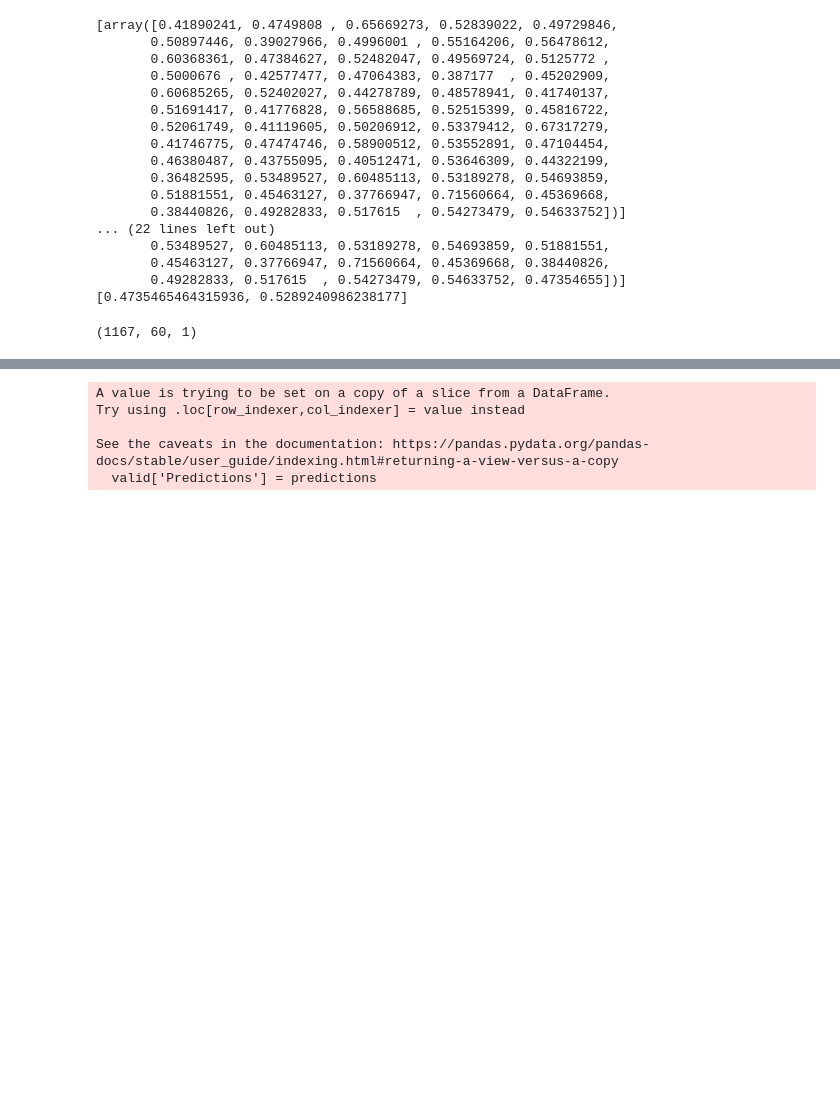
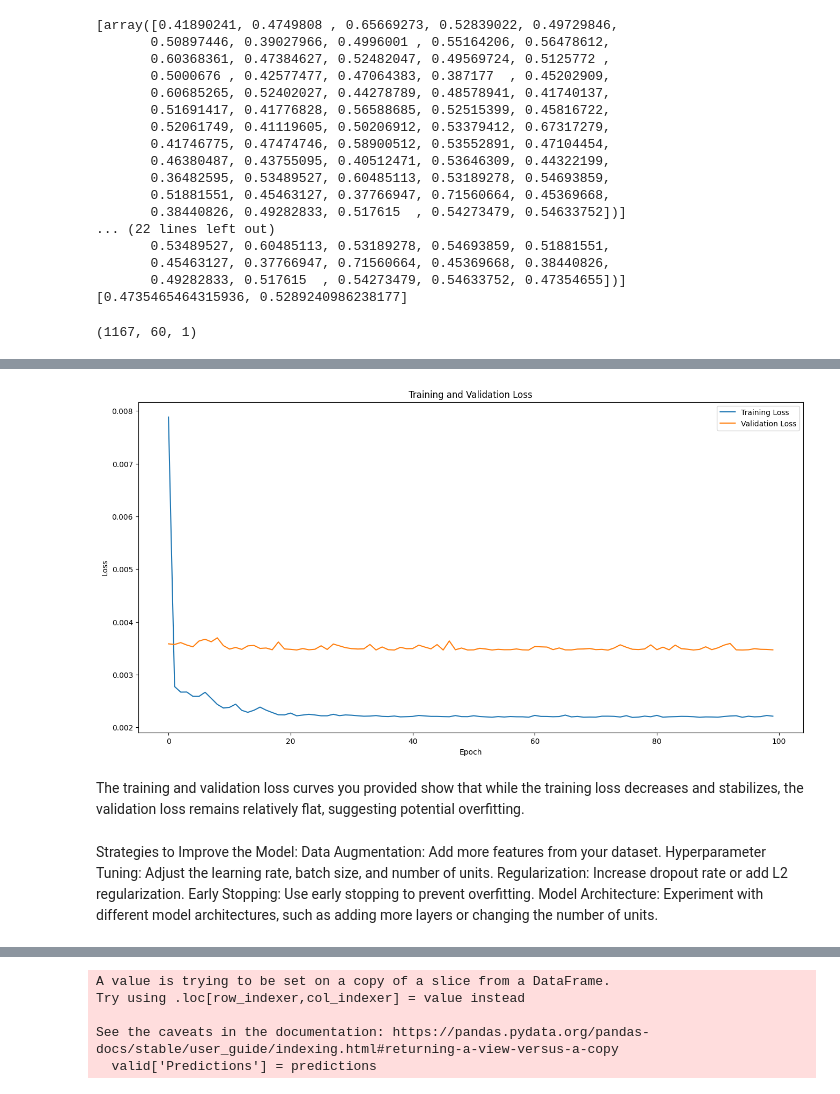
Before and after one commit to ACM40960/project-QianSandeep, a Jupyter notebook: trial.ipynb, the cells around one changed output, grey strips where cells are left out. Cells and saved outputs as stored; diff of their text form; code cells hidden in the pictures; blank space fills up the shorter version.

```diff
--- a/trial.ipynb
+++ b/trial.ipynb
@@ -1435,6 +1432,7 @@ x_test.shape
 [0.4735465464315936, 0.5289240986238177]
 (1167, 60, 1)
 # %%
+
 import numpy as np
 import pandas as pd
 from sklearn.preprocessing import MinMaxScaler
@@ -1447,5 +1445,7 @@ model.add(Dropout(0.1))
 model.add(Dense(16))
 model.add(Dense(1))
 model.compile(optimizer='adam', loss='mean_squared_error')
-model.fit(x_train, y_train, epochs=100, batch_size=30)
+#model.fit(x_train, y_train, epochs=100, batch_size=30)
+# Train the model with validation
+history = model.fit(x_train, y_train, epochs=100, batch_size=30, validation_split=0.2)
 # %% [output]
@@ -1477,3 +1469,24 @@ Epoch 100/100
+# %%
+# Plot the training and validation loss
+plt.figure(figsize=(16, 8))
+plt.plot(history.history['loss'], label='Training Loss')
+plt.plot(history.history['val_loss'], label='Validation Loss')
+plt.title('Training and Validation Loss')
+plt.xlabel('Epoch')
+plt.ylabel('Loss')
+plt.legend()
+plt.show()
+# %% [output]
+[figure, added]
+# %% [markdown]
+The training and validation loss curves you provided show that while the training loss decreases and stabilizes, the validation loss remains relatively flat, suggesting potential overfitting.
+# %% [markdown]
+Strategies to Improve the Model:
+Data Augmentation: Add more features from your dataset.
+Hyperparameter Tuning: Adjust the learning rate, batch size, and number of units.
+Regularization: Increase dropout rate or add L2 regularization.
+Early Stopping: Use early stopping to prevent overfitting.
+Model Architecture: Experiment with different model architectures, such as adding more layers or changing the number of units.
 # %%
 predictions = model.predict(x_test)
 predictions = scaler.inverse_transform(predictions)
```
Also changed, not shown: parts of 44 cells of this notebook.
